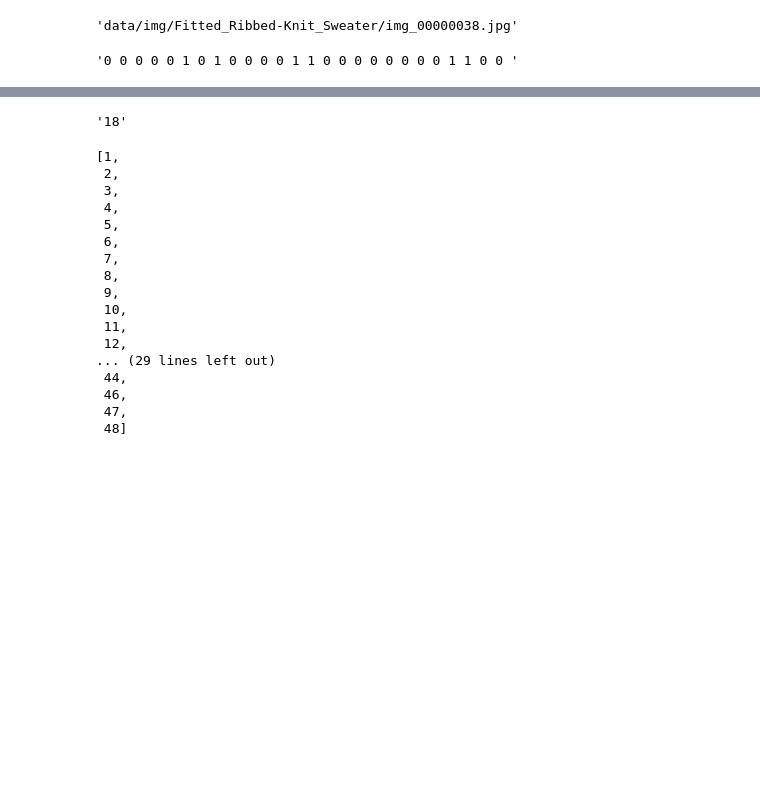
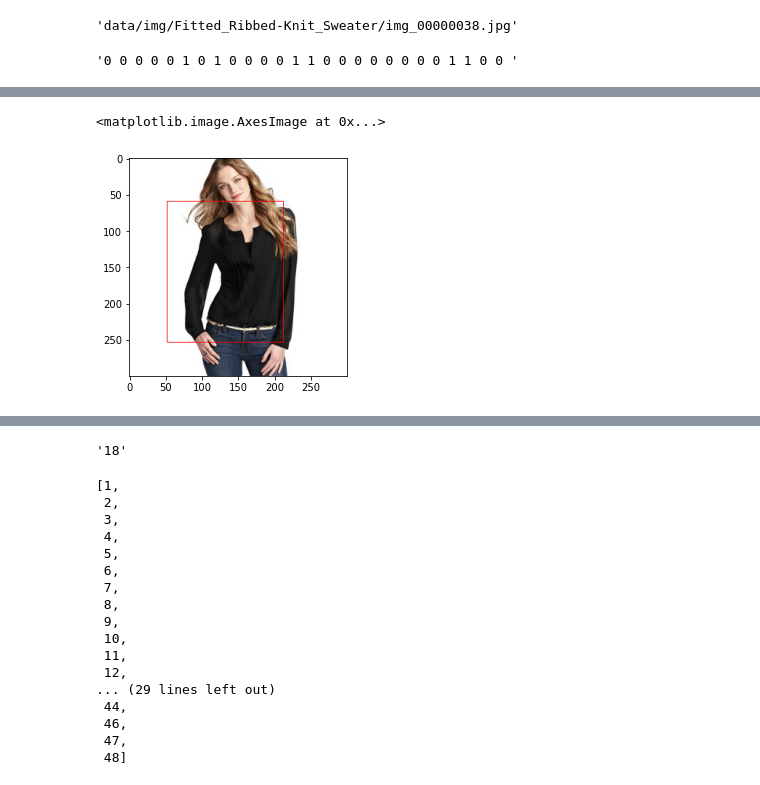
Before and after one commit to fasdgas05/FashionRecognition, a Jupyter notebook: plotting_bounding_box.ipynb, the cells around one changed output, grey strips where cells are left out. Cells and saved outputs as stored; diff of their text form; code cells hidden in the pictures; blank space fills up the shorter version.

```diff
--- a/plotting_bounding_box.ipynb
+++ b/plotting_bounding_box.ipynb
@@ -68,0 +130,13 @@ plt.imshow(i)
+# %%
+img1 = ImageDraw.Draw(i)
+
+img1.rectangle(
+    ((box[0],box[1]),
+    (box[2],box[3])),
+    outline=(255, 0, 0)
+)
+
+plt.imshow(i)
+# %% [output]
+<matplotlib.image.AxesImage at 0x...>
+[figure, added]
```
Also changed, not shown: parts of 30 cells of this notebook, 7 other files.
